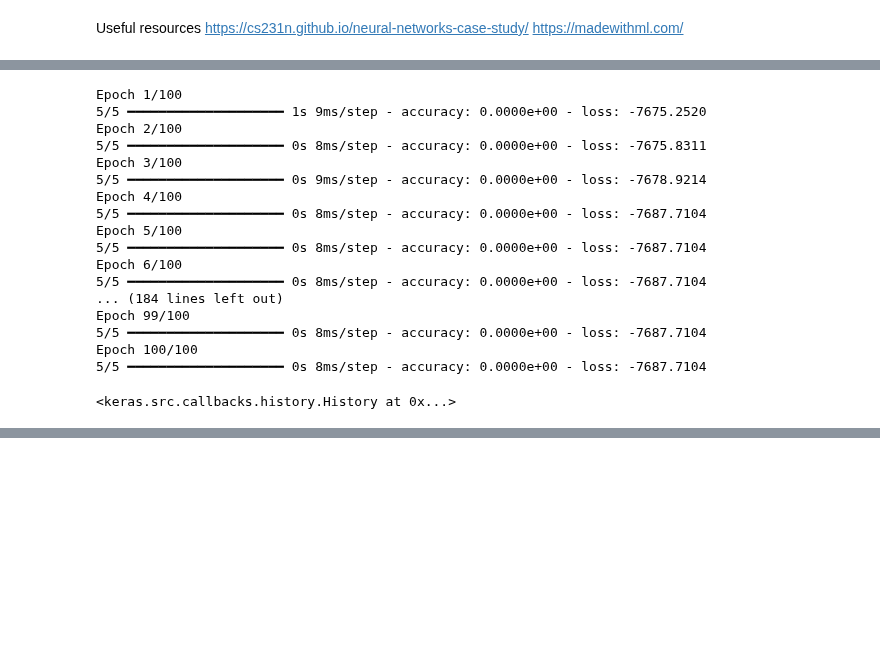
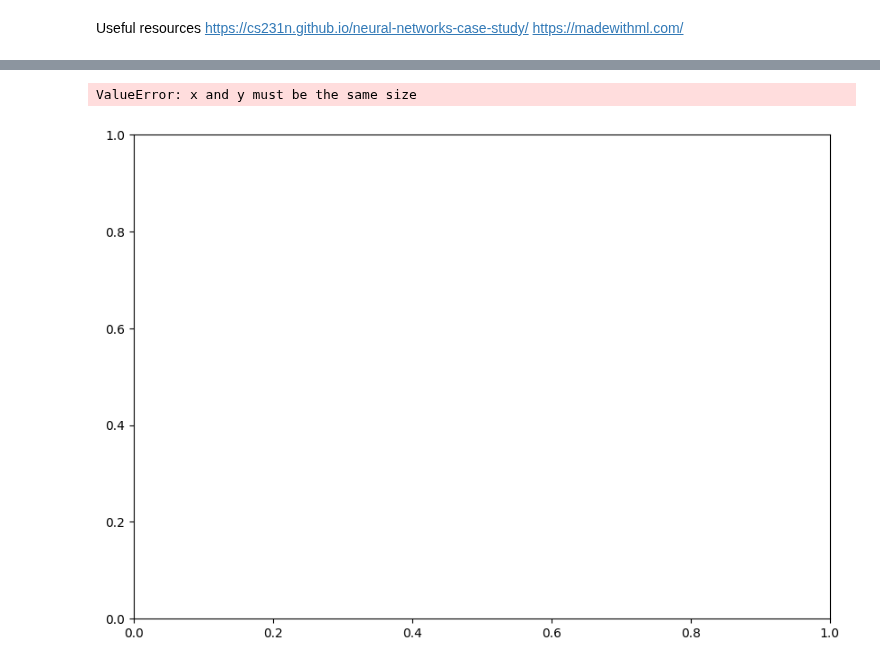
Before and after one commit to murali-marimekala/tensorflow_deeplearning_bootcamp, a Jupyter notebook: 4_Neural_Network_Classification_with_Tensorflow/1_Neural_Network_Classification_with_tensorflow.ipynb, the cells around one changed output, grey strips where cells are left out. Cells and saved outputs as stored; diff of their text form; code cells hidden in the pictures; blank space fills up the shorter version.

Commit message:
Created using Colab: Implemented regression model and plotted the prediction. Now ready to deal with the missing piece non linearity in the model

```diff
--- a/4_Neural_Network_Classification_with_Tensorflow/1_Neural_Network_Classification_with_tensorflow.ipynb
+++ b/4_Neural_Network_Classification_with_Tensorflow/1_Neural_Network_Classification_with_tensorflow.ipynb
@@ -374,43 +408,12 @@ Invalid input shape for input Tensor("sequential_2_1/Cast:0", shape=(None,), dty
-# %%
-#Lets see if our model can be used for regression problem
-tf.random.set_seed(42)
-
-#Create some regression data
-X_regression = tf.range(0, 1000, 5)
-y_regression = tf.range(100, 1100, 5) #y = X + 1000
-
-#Reshape X_regression to have 2 features
-X_regression = X_regression.numpy().reshape(-1, 1)
-#We are using numpy() to convert tf.Tensor to numpy array which has reshape function and -1 will preserve the elements and the remaining will put them in respective given dimnensions
-X_regression = np.concatenate([X_regression, X_regression], axis=1) # Duplicate the feature to create a 2nd feature
-
-
-#X_regression, y_regression
-
-#Split our regression data into train and test tests
-X_reg_train = X_regression[:150]
-X_reg_test = X_regression[150:]
-y_reg_train = y_regression[:150]
-y_reg_test = y_regression[150:]
-
-#Fit our model to the regression data
-model_3.fit(X_reg_train, y_reg_train, epochs=100)
-# %% [output]
-Epoch 1/100
-5/5 ━━━━━━━━━━━━━━━━━━━━ 1s 9ms/step - accuracy: 0.0000e+00 - loss: -7675.2520
-Epoch 2/100
-5/5 ━━━━━━━━━━━━━━━━━━━━ 0s 8ms/step - accuracy: 0.0000e+00 - loss: -7675.8311
-Epoch 3/100
-5/5 ━━━━━━━━━━━━━━━━━━━━ 0s 9ms/step - accuracy: 0.0000e+00 - loss: -7678.9214
-Epoch 4/100
-5/5 ━━━━━━━━━━━━━━━━━━━━ 0s 8ms/step - accuracy: 0.0000e+00 - loss: -7687.7104
-Epoch 5/100
-5/5 ━━━━━━━━━━━━━━━━━━━━ 0s 8ms/step - accuracy: 0.0000e+00 - loss: -7687.7104
-Epoch 6/100
-5/5 ━━━━━━━━━━━━━━━━━━━━ 0s 8ms/step - accuracy: 0.0000e+00 - loss: -7687.7104
-... (184 lines left out)
-Epoch 99/100
-5/5 ━━━━━━━━━━━━━━━━━━━━ 0s 8ms/step - accuracy: 0.0000e+00 - loss: -7687.7104
-Epoch 100/100
-5/5 ━━━━━━━━━━━━━━━━━━━━ 0s 8ms/step - accuracy: 0.0000e+00 - loss: -7687.7104
-<keras.src.callbacks.history.History at 0x...>
+# %%
+#Make predictions with our trainied model
+y_reg_preds = model_reg.predict(X_reg_test)
+y_reg_preds
+
+#Plot the models predictions against our regression data
+plt.figure(figsize=(10,7))
+plt.scatter(X_reg_train, y_reg_train, c="b", label="Training data")
+plt.scatter(X_reg_test,  y_reg_test, c="g", label="Test data")
+plt.scatter(X_reg_test, y_reg_preds, c="r", label="Predictions")
+plt.legend()
+# %% [output]
@@ -416,0 +421,2 @@ Epoch 100/100
+ValueError: x and y must be the same size
+[figure, added]
```
Also changed, not shown: parts of 11 cells of this notebook.
